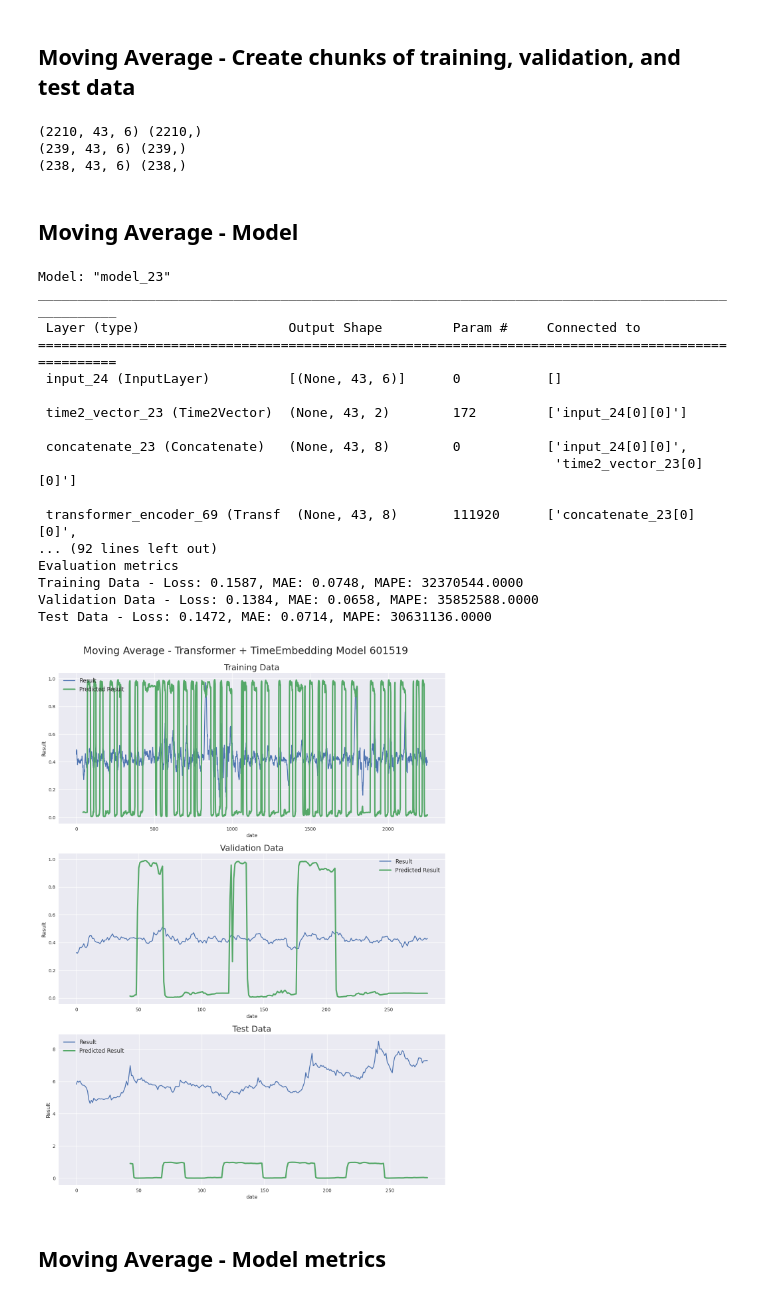
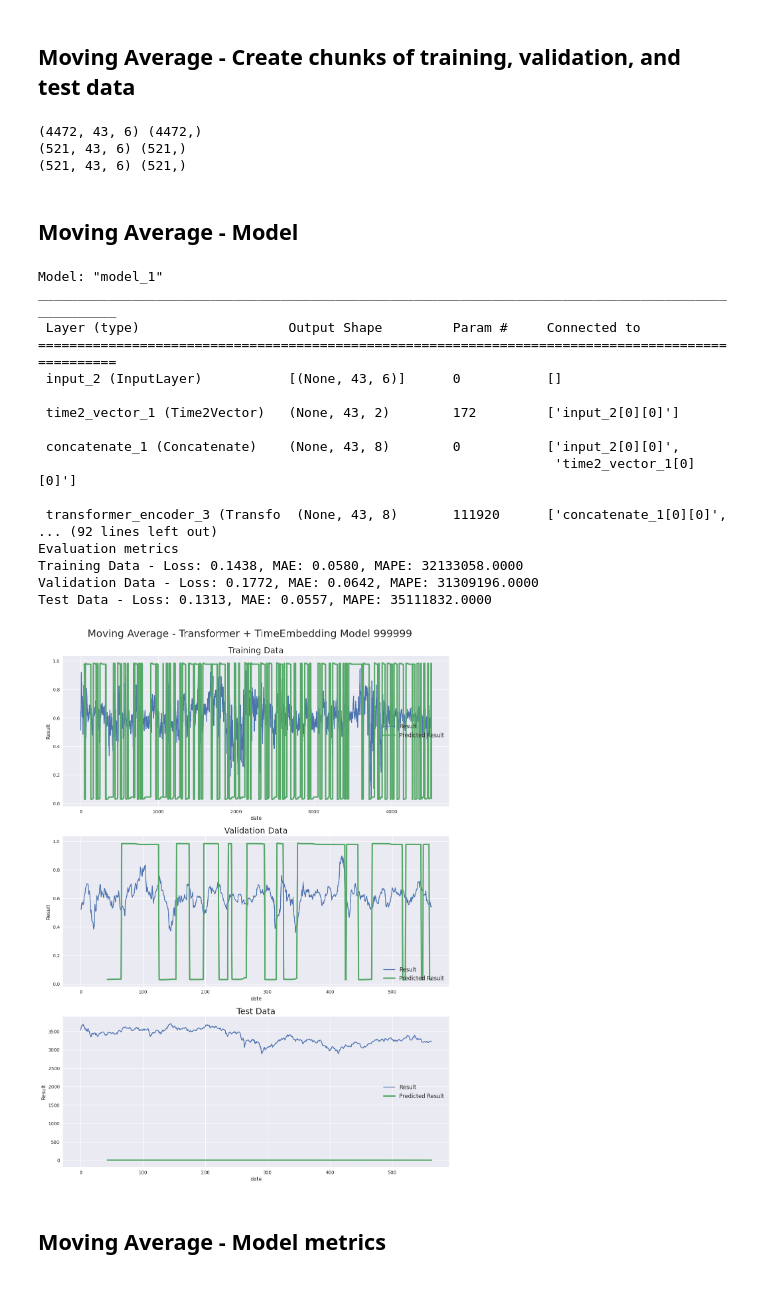
Before and after one commit to weiwenyang2007/shareprice, a Jupyter notebook: AI/myStockPredict.ipynb, the cells around one changed output. Cells and saved outputs as stored; diff of their text form; code cells hidden in the pictures.

```diff
--- a/AI/myStockPredict.ipynb
+++ b/AI/myStockPredict.ipynb
@@ -29,11 +29,12 @@ d_k = 256
 d_v = 256
 n_heads = 12
 ff_dim = 256
-
+epochs = 20
 #
-stock_id = '601519'
+stock_id = '999999'
+use_checkpoints_id = '999999' #None or else. use other's pre-train model instead of itself(None)
+train_from_scratch = True  # True: Train the model, False: Use the pre-train checkpoints
 stock_price_path = 'stockData/' + stock_id + '.csv'
-train_from_scratch = True  # True: Train the model, False: Use the pre-train checkpoints
 # %%
 #Load data from DB to csv file
 import psycopg2
@@ -382,18 +383,22 @@ def create_model():
 model = create_model()
 model.summary()
 
-callback = tf.keras.callbacks.ModelCheckpoint('./checkpoints/Transformer+TimeEmbedding_' + stock_id + '.hdf5',
+ckp = './checkpoints/Transformer+TimeEmbedding_' + stock_id + '.hdf5'
+callback = tf.keras.callbacks.ModelCheckpoint(ckp,
                                               monitor='val_loss',
                                               save_best_only=True, verbose=1)
 
 if train_from_scratch:
     history = model.fit(X_train, y_train,
                         batch_size=batch_size,
-                        epochs=20,
+                        epochs=epochs,
                         callbacks=[callback],
                         validation_data=(X_val, y_val))
 else:
-    model = tf.keras.models.load_model('./checkpoints/Transformer+TimeEmbedding_' + stock_id + '.hdf5',
+    if use_checkpoints_id != None:
+        ckp = './checkpoints/Transformer+TimeEmbedding_' + use_checkpoints_id + '.hdf5'
+
+    model = tf.keras.models.load_model(ckp,
                                        custom_objects={'Time2Vector': Time2Vector,
                                                        'SingleAttention': SingleAttention,
                                                        'MultiAttention': MultiAttention,
@@ -755,9 +756,9 @@ print(X_test.shape, y_test.shape)
 #print(X_test_with_date_last_43.shape)
 #print(X_test_with_date_last_43)
 # %% [output]
-(2210, 43, 6) (2210,)
-(239, 43, 6) (239,)
-(238, 43, 6) (238,)
+(4472, 43, 6) (4472,)
+(521, 43, 6) (521,)
+(521, 43, 6) (521,)
 # %% [markdown]
 ## Moving Average - Model
 # %%
@@ -796,7 +797,8 @@ def create_model():
 model = create_model()
 model.summary()
 
-callback = tf.keras.callbacks.ModelCheckpoint('./checkpoints/Transformer+TimeEmbedding_mean_' + stock_id + '.hdf5',
+ckp = './checkpoints/Transformer+TimeEmbedding_mean_' + stock_id + '.hdf5'
+callback = tf.keras.callbacks.ModelCheckpoint(ckp,
                                               monitor='val_loss',
                                               save_best_only=True,
                                               verbose=1)
@@ -804,11 +806,14 @@ callback = tf.keras.callbacks.ModelCheckpoint('./checkpoints/Transformer+TimeEmb
 if train_from_scratch:
     history = model.fit(X_train, y_train,
                         batch_size=batch_size,
-                        epochs=20,
+                        epochs=epochs,
                         callbacks=[callback],
                         validation_data=(X_val, y_val))
 else:
-    model = tf.keras.models.load_model('./checkpoints/Transformer+TimeEmbedding_mean_' + stock_id + '.hdf5',
+    if use_checkpoints_id != None:
+        ckp = './checkpoints/Transformer+TimeEmbedding_mean_' + use_checkpoints_id + '.hdf5'
+
+    model = tf.keras.models.load_model(ckp,
                                        custom_objects={'Time2Vector': Time2Vector,
                                                        'SingleAttention': SingleAttention,
                                                        'MultiAttention': MultiAttention,
@@ -855,43 +860,43 @@ ax11.set_ylabel('Result')
 ax11.legend(loc="best", fontsize=12)
 
 #Plot validation data results
 ax21 = fig.add_subplot(312)
 ax21.plot(val_data[:, 3], label='Result')
 ax21.plot(np.arange(seq_len, val_pred.shape[0]+seq_len), val_pred, linewidth=3, label='Predicted Result')
 ax21.set_title("Validation Data", fontsize=18)
 ax21.set_xlabel('date')
 ax21.set_ylabel('Result')
 ax21.legend(loc="best", fontsize=12)
 
 #Plot test data results
 ax31 = fig.add_subplot(313)
 #ax31.plot(test_data[:, 3], label='Result')
 ax31.plot(df2_close_price, label='Result')
 ax31.plot(np.arange(seq_len, test_pred.shape[0]+seq_len), test_pred, linewidth=3, label='Predicted Result')
 ax31.set_title("Test Data", fontsize=18)
 ax31.set_xlabel('date')
 ax31.set_ylabel('Result')
 ax31.legend(loc="best", fontsize=12)
 plt.show()
 # %% [output]
-Model: "model_23"
+Model: "model_1"
 __________________________________________________________________________________________________
  Layer (type)                   Output Shape         Param #     Connected to
 ==================================================================================================
- input_24 (InputLayer)          [(None, 43, 6)]      0           []
+ input_2 (InputLayer)           [(None, 43, 6)]      0           []
 
- time2_vector_23 (Time2Vector)  (None, 43, 2)        172         ['input_24[0][0]']
+ time2_vector_1 (Time2Vector)   (None, 43, 2)        172         ['input_2[0][0]']
 
- concatenate_23 (Concatenate)   (None, 43, 8)        0           ['input_24[0][0]',
-                                                                  'time2_vector_23[0][0]']
+ concatenate_1 (Concatenate)    (None, 43, 8)        0           ['input_2[0][0]',
+                                                                  'time2_vector_1[0][0]']
 
- transformer_encoder_69 (Transf  (None, 43, 8)       111920      ['concatenate_23[0][0]',
+ transformer_encoder_3 (Transfo  (None, 43, 8)       111920      ['concatenate_1[0][0]',
 ... (92 lines left out)
 Evaluation metrics
-Training Data - Loss: 0.1587, MAE: 0.0748, MAPE: 32370544.0000
-Validation Data - Loss: 0.1384, MAE: 0.0658, MAPE: 35852588.0000
-Test Data - Loss: 0.1472, MAE: 0.0714, MAPE: 30631136.0000
+Training Data - Loss: 0.1438, MAE: 0.0580, MAPE: 32133058.0000
+Validation Data - Loss: 0.1772, MAE: 0.0642, MAPE: 31309196.0000
+Test Data - Loss: 0.1313, MAE: 0.0557, MAPE: 35111832.0000
-[figure, old version]
+[figure, new version]
 # %% [markdown]
 ## Moving Average - Model metrics
 # %%
```
Also changed, not shown: parts of 15 cells of this notebook, 1 other file.
